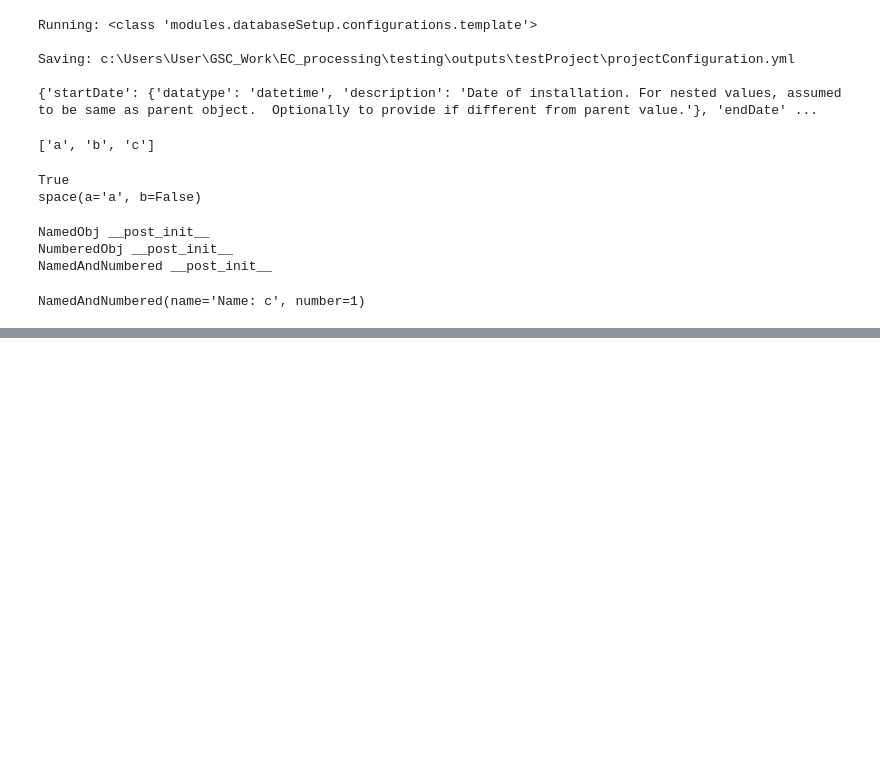
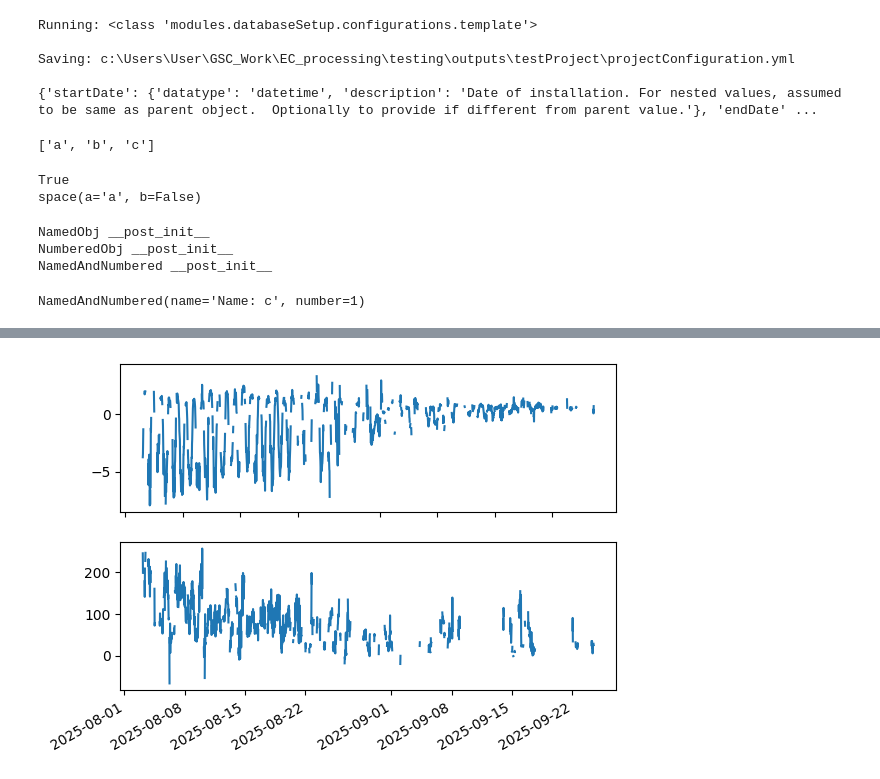
Before and after one commit to June-Skeeter/EC_processing, a Jupyter notebook: testing/test.ipynb, the cells around one changed output, grey strips where cells are left out. Drawn from its saved outputs; the diff is of its cells as text; code cells hidden in the pictures; blank space fills up the shorter version.

```diff
--- a/testing/test.ipynb
+++ b/testing/test.ipynb
@@ -182,3 +177,16 @@ class k:
 
 x = [k()*3]
 x
+# %%
+import modules.database.dbDump as dbDump
+import matplotlib.pyplot as plt
+# import importlib
+importlib.reload(dbDump)
+
+# os.getcwd()
+# os.path.abspath(r'testing\outputs\myProject')
+db = dbDump.database(projectPath="testing/outputs/myProject",siteID='SCL',stageID='EasyFlux_2025',verbose=False)
+dbYear = db.readDbYear(2025)
+dbYear.columns
+# plt.figure()
+# plt.plot(dbYear.index,dbYear['AirTC_Avg'])
@@ -184,0 +212,3 @@ x
+# %%
+dbYear = dbYear.loc[((dbYear['daytime'].isna()==False)&(dbYear.index.month>=8))].copy()
+dbYear['CO2_sig_strgth_Min'].describe()
@@ -184,0 +225,51 @@ x
+# %%
+def filt(df,flux):
+    df.loc[df[f'{flux}_samples']/18000<.99,f'{flux}_mass']=np.nan
+    if f'{flux}_QC' in df.columns:
+        df.loc[df[f'{flux}_QC']>3,f'{flux}_mass']=np.nan
+    df.loc[((df[f'{flux}_mass'].mean()-df[f'{flux}_mass'])/df[f'{flux}_mass'].std()).abs()>3,f'{flux}_mass']=np.nan
+    df.loc[df['CO2_sig_strgth_Min']<.9,f'{flux}_mass']=np.nan
+    return(df)
+
+
+def LUT(df,flux):
+    print(df[flux].isna().sum())
+    df['HR'] = df.index.hour
+    HR = df[[flux,'HR']].groupby('HR').median()
+    for i,row in df.iterrows():
+        if np.isnan(row[flux]):
+            df.loc[df.index==i,flux] = HR.loc[i.hour].values[0]
+    return(df)
+
+db = dbYear.copy()
+
+for flux in ['FC','FCH4']:
+    db = filt(db,flux)
+
+
+db['FC']=db['FC_mass']/44.01*1e3#*1800*48*1e-3 # g m-2 d-1*1800*48*1e-3 # g m-2 d-1
+db['FCH4']=db['FCH4_mass']/16.04*1e-1#*1800*48*1e-9 # g m-2 d-1*1800*48*1e-9 # g m-2 d-1
+
+
+db.loc[db['FC'].isna(),'FCH4']=np.nan
+
+
+# db = LUT(db,'FC')
+# db = LUT(db,'FCH4')
+# db = LUT(db,'LE')
+
+
+fig,ax=plt.subplots(2)
+
+db['Hour'] = db.index.hour
+ax[0].plot(db['FC'])
+ax[1].plot(db['FCH4'])
+
+fig.autofmt_xdate()
+
+m = db[['FC','FCH4','LE']].mean()
+m
+
+db[['co2_flux','ch4_flux']] = db[['FC','FCH4']]
+# %% [output]
+[figure, added]
```
Also changed, not shown: parts of 10 cells of this notebook, 11 other files.
